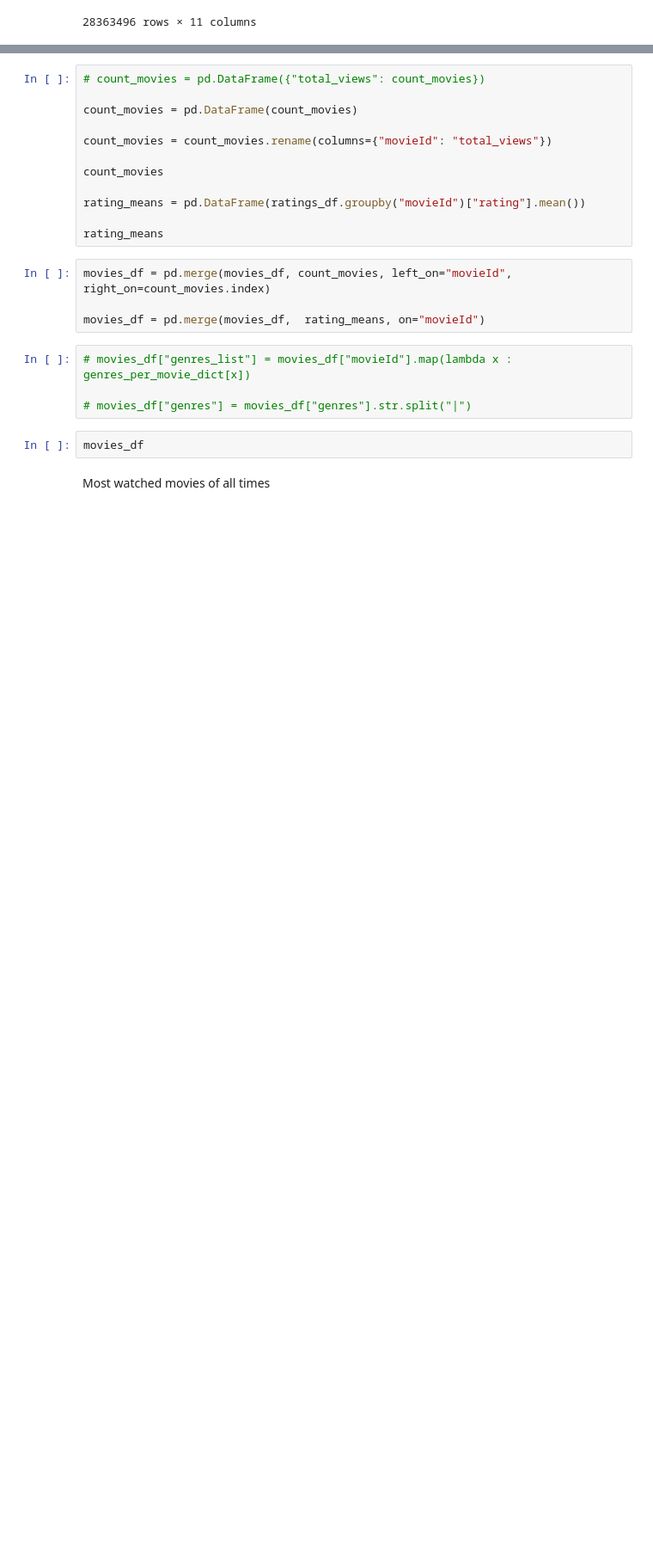
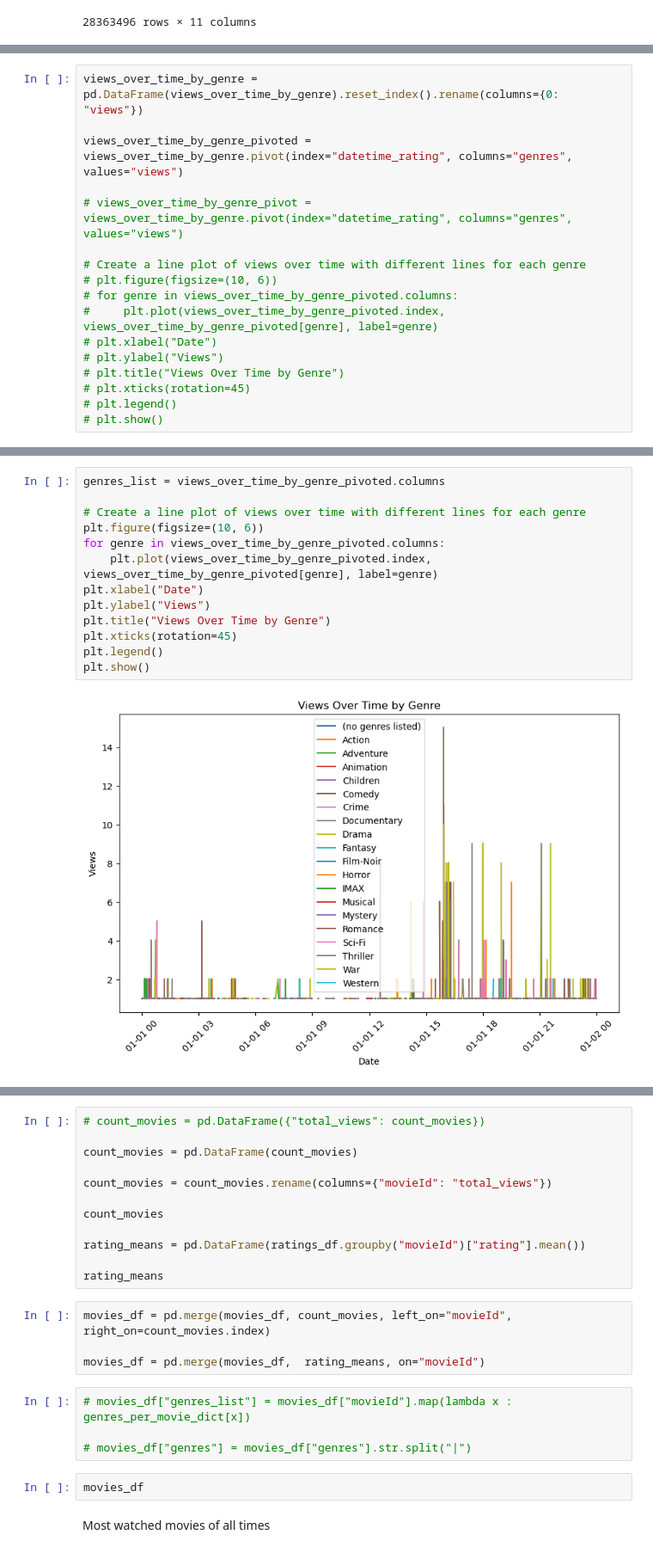
Before and after one commit to cesareressa/data_analysis, a Jupyter notebook: exploratory_analysis.ipynb, the cells around one changed output, grey strips where cells are left out. Shown at 86% size. Saved outputs shown, nothing was run; the diff lists cells and outputs as text; blank space fills up the shorter version.

```diff
--- a/exploratory_analysis.ipynb
+++ b/exploratory_analysis.ipynb
@@ -476,0 +344,17 @@ count_movies = df_complete.movieId.value_counts()
+# %%
+views_over_time_by_genre = pd.DataFrame(views_over_time_by_genre).reset_index().rename(columns={0: "views"})
+
+views_over_time_by_genre_pivoted = views_over_time_by_genre.pivot(index="datetime_rating", columns="genres", values="views")
+
+# views_over_time_by_genre_pivot = views_over_time_by_genre.pivot(index="datetime_rating", columns="genres", values="views")
+
+# Create a line plot of views over time with different lines for each genre
+# plt.figure(figsize=(10, 6))
+# for genre in views_over_time_by_genre_pivoted.columns:
+#     plt.plot(views_over_time_by_genre_pivoted.index, views_over_time_by_genre_pivoted[genre], label=genre)
+# plt.xlabel("Date")
+# plt.ylabel("Views")
+# plt.title("Views Over Time by Genre")
+# plt.xticks(rotation=45)
+# plt.legend()
+# plt.show()
@@ -476,0 +378,15 @@ count_movies = df_complete.movieId.value_counts()
+# %%
+genres_list = views_over_time_by_genre_pivoted.columns
+
+# Create a line plot of views over time with different lines for each genre
+plt.figure(figsize=(10, 6))
+for genre in views_over_time_by_genre_pivoted.columns:
+    plt.plot(views_over_time_by_genre_pivoted.index, views_over_time_by_genre_pivoted[genre], label=genre)
+plt.xlabel("Date")
+plt.ylabel("Views")
+plt.title("Views Over Time by Genre")
+plt.xticks(rotation=45)
+plt.legend()
+plt.show()
+# %% [output]
+[figure, added]
```
Also changed, not shown: parts of 65 cells of this notebook.
